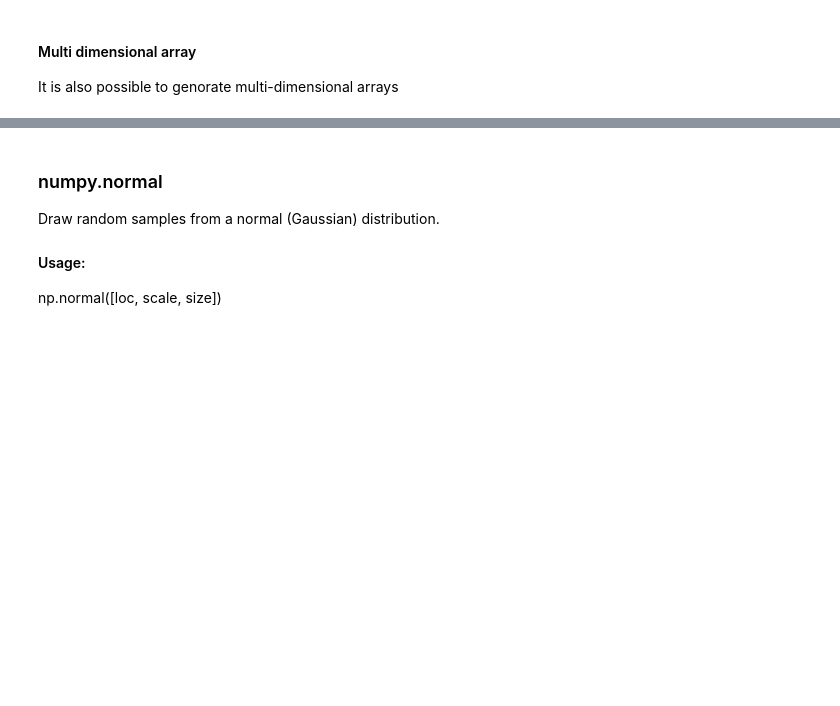
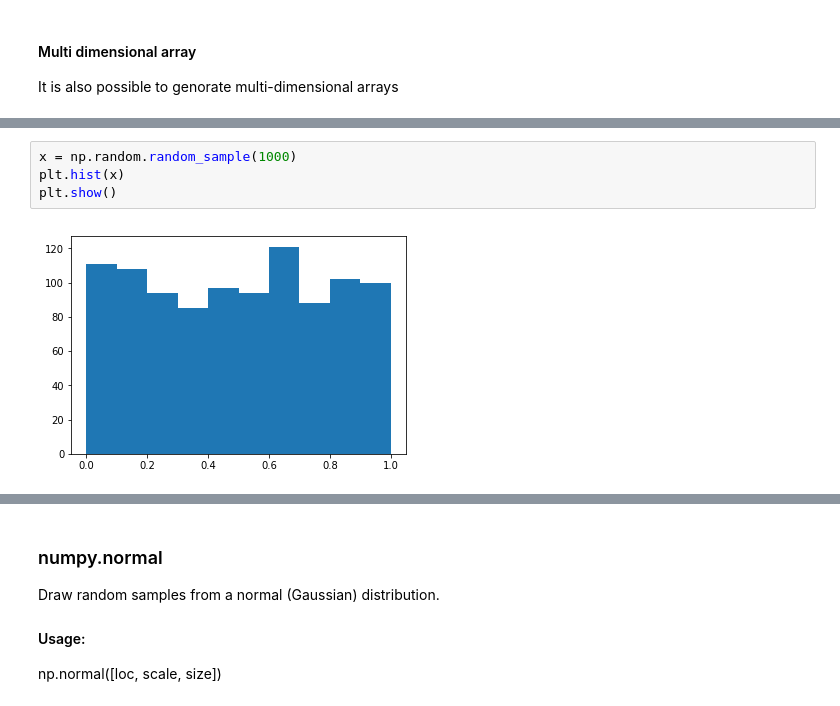
Before and after one commit to sshhane/emerging-tech-project, a Jupyter notebook: 1. Numpy Random.ipynb, the cells around one changed output, grey strips where cells are left out. Drawn from its saved outputs; the diff is of its cells as text; blank space fills up the shorter version.

```diff
--- a/1. Numpy Random.ipynb
+++ b/1. Numpy Random.ipynb
@@ -73,0 +93,6 @@ np.random_sample([size])
+# %%
+x = np.random.random_sample(1000)
+plt.hist(x)
+plt.show()
+# %% [output]
+[figure, added]
```
Also changed, not shown: parts of 21 cells of this notebook.
